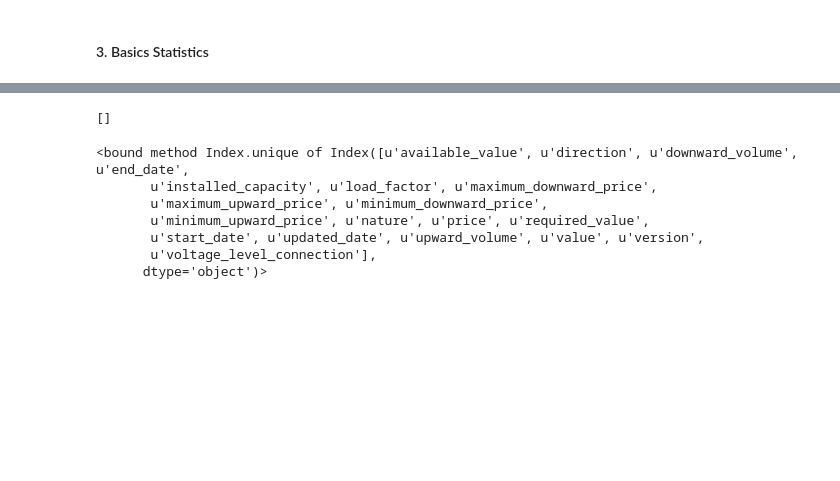
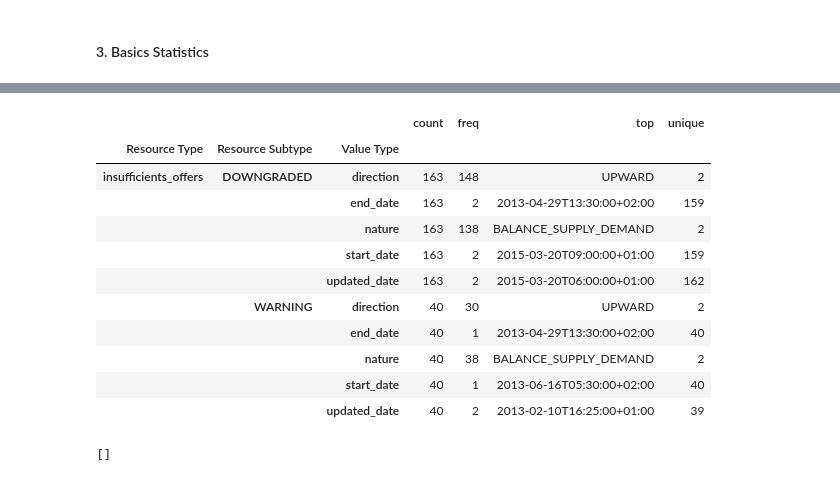
Before and after one commit to mathiaHa/MA-Analysis, a Jupyter notebook: Analysis/Alpiq/Plot Curves from cosmosDB.ipynb, the cells around one changed output, grey strips where cells are left out. Saved outputs shown, nothing was run; the diff lists cells and outputs as text; code cells hidden in the pictures; blank space fills up the shorter version.

```diff
--- a/Analysis/Alpiq/Plot Curves from cosmosDB.ipynb
+++ b/Analysis/Alpiq/Plot Curves from cosmosDB.ipynb
@@ -31,6 +33,8 @@ COLLECTION_ID = cfg.settings.collection_id
 res_query = "select c.resourcename from c"
 res_names = st.Reader(DATABASE_ID, COLLECTION_ID, res_query, cfg.settings)
 res_names = np.unique([resource["resourcename"] for resource in res_names])
+# %%
+res_names = ["insufficients_offers"]
 # %% [markdown]
 #### 2. Download Data from CosmosDB
 # %%
@@ -120,3 +57,21 @@ df
+# %%
+doto = norm.FindProbableFloat( data )
+index_names = ["Resource Type","Resource Subtype","Value Type"]
+df = norm.GetDescription( doto, dividers, res_names, index_names )
+df
+# %% [output]
+|  |  |  | count | freq | top | unique |
+| Resource Type | Resource Subtype | Value Type |  |  |  |  |
+| insufficients_offers | DOWNGRADED | direction | 163 | 148 | UPWARD | 2 |
+|  |  | end_date | 163 | 2 | 2013-04-29T13:30:00+02:00 | 159 |
+|  |  | nature | 163 | 138 | BALANCE_SUPPLY_DEMAND | 2 |
+|  |  | start_date | 163 | 2 | 2015-03-20T09:00:00+01:00 | 159 |
+|  |  | updated_date | 163 | 2 | 2015-03-20T06:00:00+01:00 | 162 |
+|  | WARNING | direction | 40 | 30 | UPWARD | 2 |
+|  |  | end_date | 40 | 1 | 2013-04-29T13:30:00+02:00 | 40 |
+|  |  | nature | 40 | 38 | BALANCE_SUPPLY_DEMAND | 2 |
+|  |  | start_date | 40 | 1 | 2013-06-16T05:30:00+02:00 | 40 |
+|  |  | updated_date | 40 | 2 | 2013-02-10T16:25:00+01:00 | 39 |
 # %%
 doc_query = "select * from c where c.resourcename = 'actual_generations_per_unit' and c.data.start_date ='2013-02-10T16:25:00+01:00'"
 
@@ -125,13 +80,3 @@ docs = st.Reader(DATABASE_ID, COLLECTION_ID, doc_query, cfg.settings)
 print docs
 # %% [output]
 []
-# %%
-description_df.columns.levels[0].unique
-# %% [output]
-<bound method Index.unique of Index([u'available_value', u'direction', u'downward_volume', u'end_date',
-       u'installed_capacity', u'load_factor', u'maximum_downward_price',
-       u'maximum_upward_price', u'minimum_downward_price',
-       u'minimum_upward_price', u'nature', u'price', u'required_value',
-       u'start_date', u'updated_date', u'upward_volume', u'value', u'version',
-       u'voltage_level_connection'],
-      dtype='object')>
```
Also changed, not shown: parts of 4 cells of this notebook, 23 other files.
